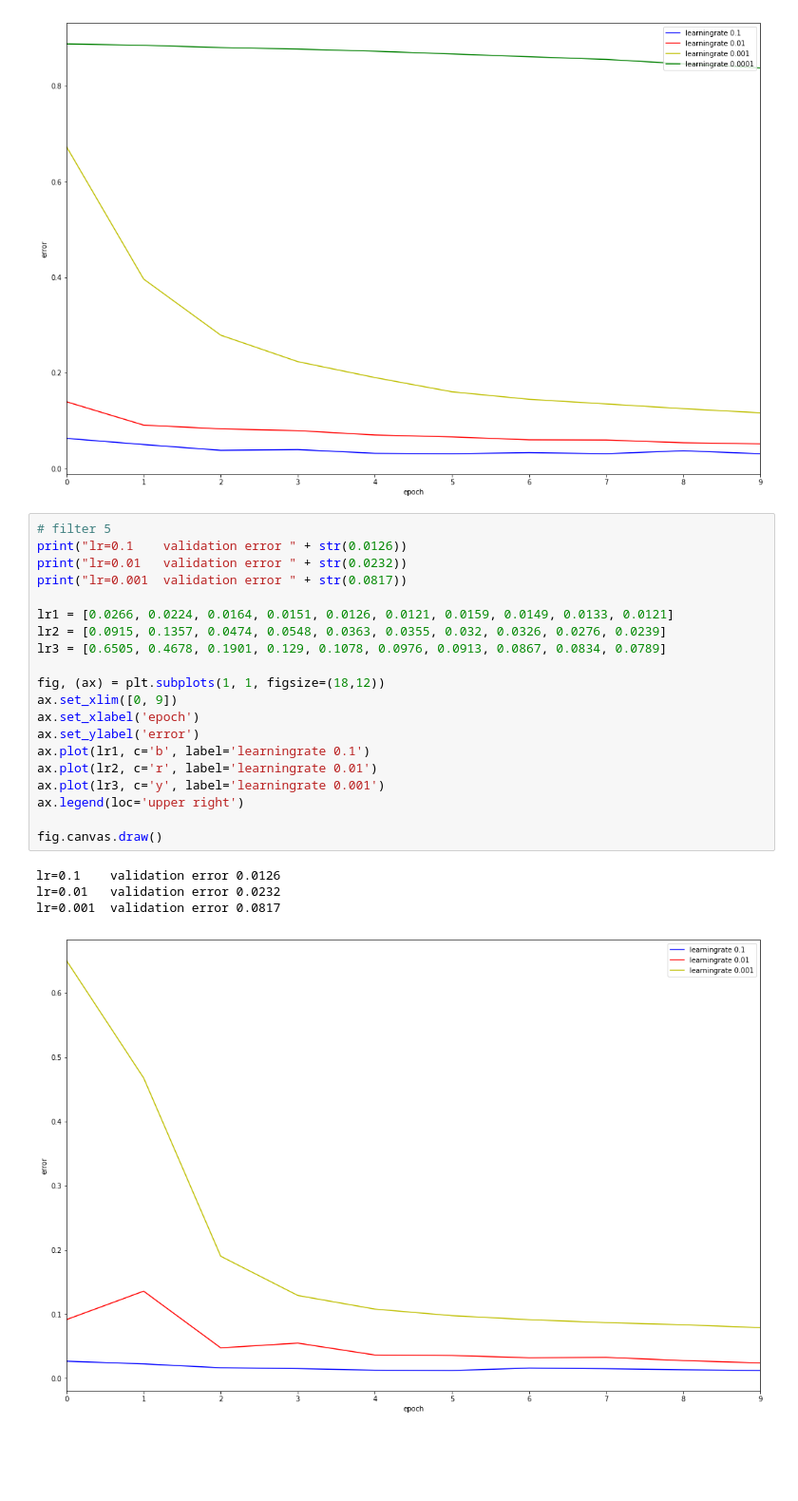
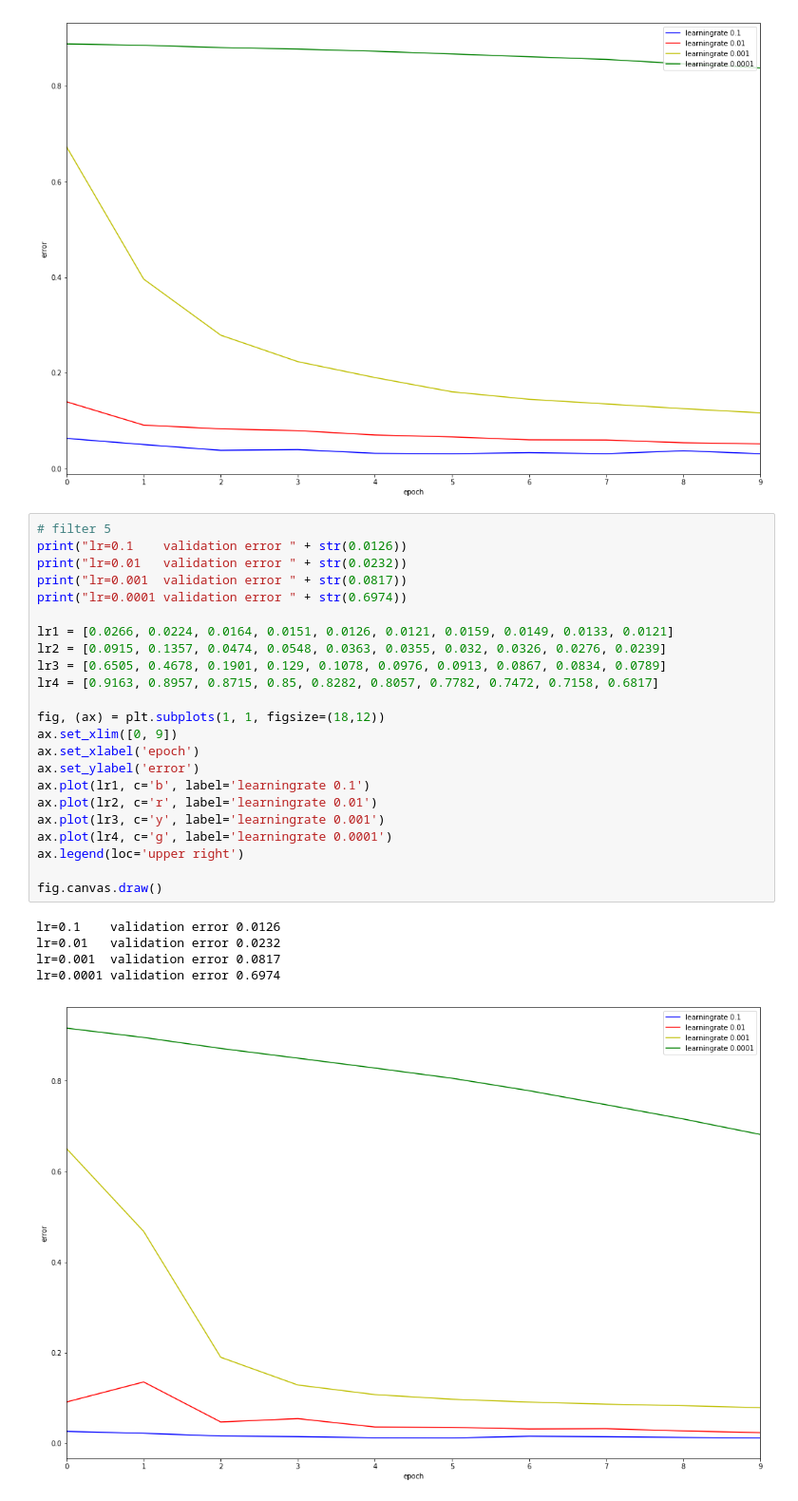
Before and after one commit to legitWelto/DeepLearningLab18, a Jupyter notebook: exercie2/plots.ipynb, the cells around one changed output. Shown at 95% size. Drawn from its saved outputs; the diff is of its cells as text; blank space fills up the shorter version.

Commit message:
added additional plots

```diff
--- a/exercie2/plots.ipynb
+++ b/exercie2/plots.ipynb
@@ -62,28 +62,32 @@ lr=0.0001 validation error 0.8432
 # %%
 # filter 5
 print("lr=0.1    validation error " + str(0.0126))
 print("lr=0.01   validation error " + str(0.0232))
 print("lr=0.001  validation error " + str(0.0817))
+print("lr=0.0001 validation error " + str(0.6974))
 
 lr1 = [0.0266, 0.0224, 0.0164, 0.0151, 0.0126, 0.0121, 0.0159, 0.0149, 0.0133, 0.0121]
 lr2 = [0.0915, 0.1357, 0.0474, 0.0548, 0.0363, 0.0355, 0.032, 0.0326, 0.0276, 0.0239]
 lr3 = [0.6505, 0.4678, 0.1901, 0.129, 0.1078, 0.0976, 0.0913, 0.0867, 0.0834, 0.0789]
+lr4 = [0.9163, 0.8957, 0.8715, 0.85, 0.8282, 0.8057, 0.7782, 0.7472, 0.7158, 0.6817]
 
 fig, (ax) = plt.subplots(1, 1, figsize=(18,12))
 ax.set_xlim([0, 9])
 ax.set_xlabel('epoch')
 ax.set_ylabel('error')
 ax.plot(lr1, c='b', label='learningrate 0.1')
 ax.plot(lr2, c='r', label='learningrate 0.01')
 ax.plot(lr3, c='y', label='learningrate 0.001')
+ax.plot(lr4, c='g', label='learningrate 0.0001')
 ax.legend(loc='upper right')
 
 fig.canvas.draw()
 # %% [output]
 lr=0.1    validation error 0.0126
 lr=0.01   validation error 0.0232
 lr=0.001  validation error 0.0817
+lr=0.0001 validation error 0.6974
-[figure, old version]
+[figure, new version]
 # %%
 # filter 7
 print("lr=0.1    validation error " + str(0.0121))
```
Also changed, not shown: parts of 5 cells of this notebook.
